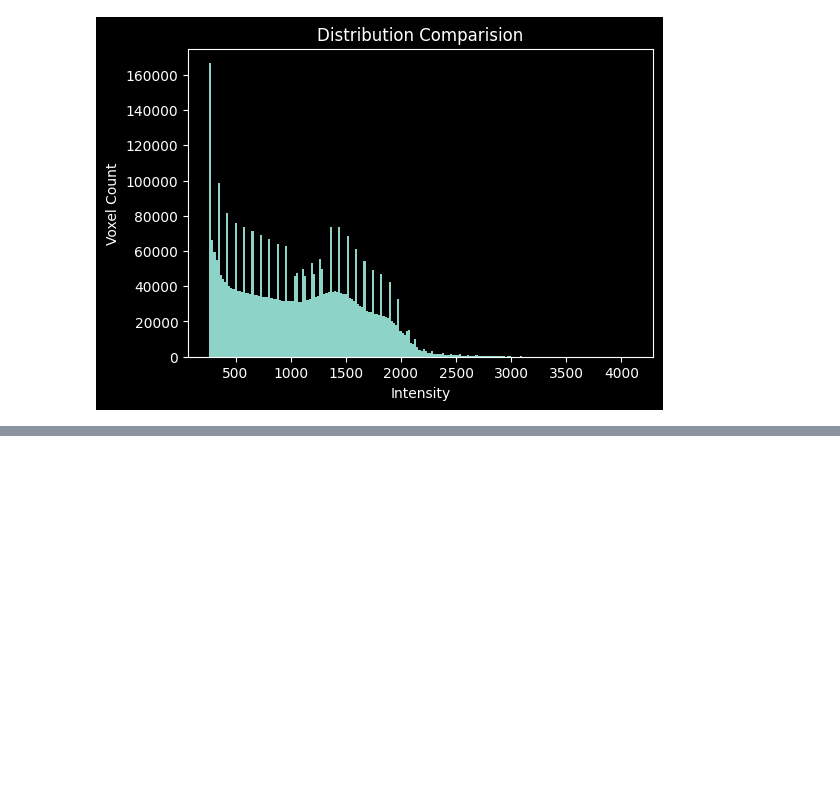
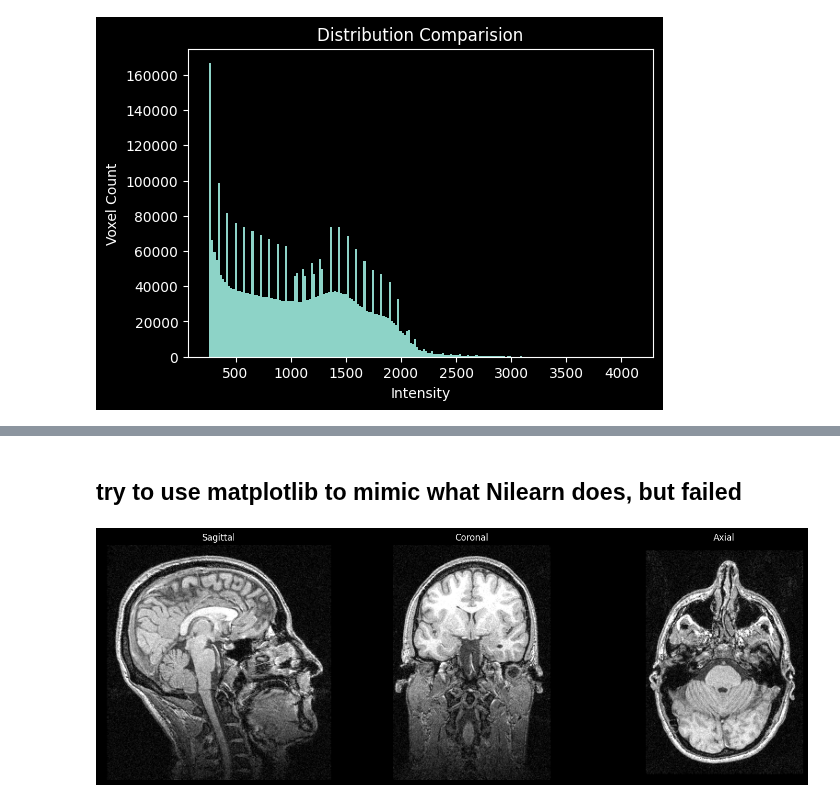
Before and after one commit to Herseybb/fmri-simon-analysis, a Jupyter notebook: notebooks/02_visualization.ipynb, the cells around one changed output, grey strips where cells are left out. Saved outputs shown, nothing was run; the diff lists cells and outputs as text; code cells hidden in the pictures; blank space fills up the shorter version.

```diff
--- a/notebooks/02_visualization.ipynb
+++ b/notebooks/02_visualization.ipynb
@@ -60,0 +161,50 @@ plt.show()
+# %% [markdown]
+## try to use matplotlib to mimic what Nilearn does, but failed
+# %%
+import nibabel as nib
+from nibabel.orientations import axcodes2ornt, ornt_transform, aff2axcodes
+
+# Convert to closest canonical (RAS+) orientation
+img_ras = nib.as_closest_canonical(img)
+
+data = img_ras.get_fdata()
+affine = img_ras.affine
+
+x, y, z = np.array(data.shape) // 2
+
+vmin, vmax = np.percentile(data[data > 0], [2, 98])
+
+zooms = img_ras.header.get_zooms()[:3]
+
+import matplotlib.pyplot as plt
+
+fig, axes = plt.subplots(1, 3, figsize=(15, 5))
+
+# Sagittal
+axes[0].imshow(data[x, :, :].T, cmap="gray",
+               vmin=vmin, vmax=vmax,
+               origin="lower",
+               aspect=zooms[2]/zooms[1])
+axes[0].set_title("Sagittal")
+
+# Coronal
+axes[1].imshow(data[:, y, :].T, cmap="gray",
+               vmin=vmin, vmax=vmax,
+               origin="lower",
+               aspect=zooms[2]/zooms[0])
+axes[1].set_title("Coronal")
+
+# Axial
+axes[2].imshow(data[:, :, z].T, cmap="gray",
+               vmin=vmin, vmax=vmax,
+               origin="lower",
+               aspect=zooms[1]/zooms[0])
+axes[2].set_title("Axial")
+
+for ax in axes:
+    ax.axis("off")
+
+plt.tight_layout()
+plt.show()
+# %% [output]
+[figure, added]
```
Also changed, not shown: parts of 25 cells of this notebook.
